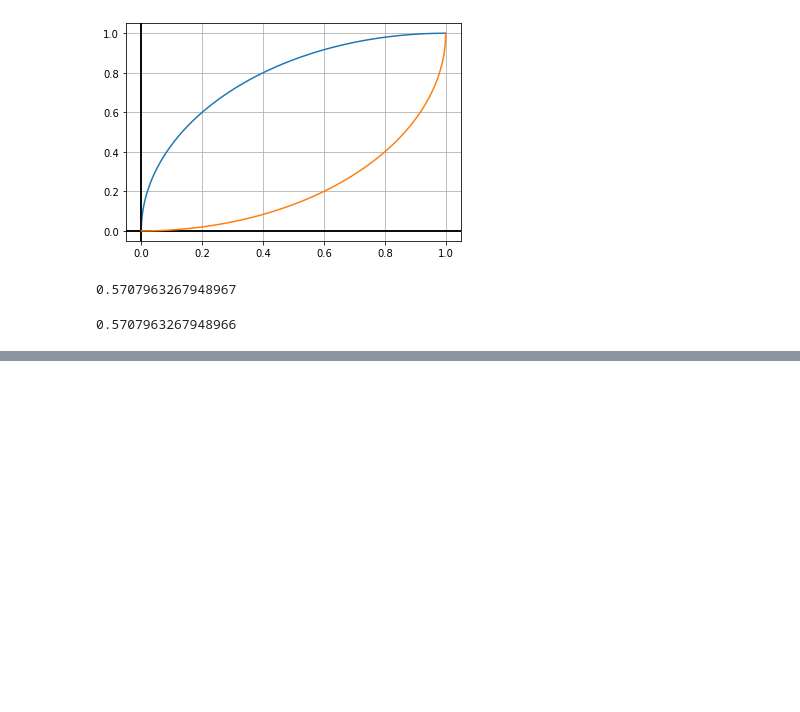
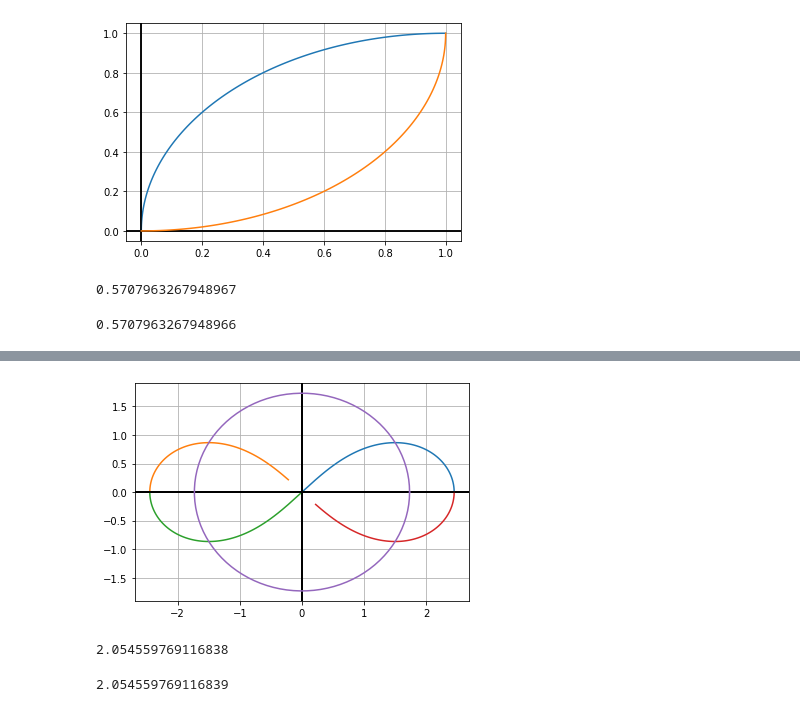
Before and after one commit to 8wgf3b/books, a Jupyter notebook: thomas_calculus_multivariable/11.ipynb, the cells around one changed output, grey strips where cells are left out. Saved outputs shown, nothing was run; the diff lists cells and outputs as text; code cells hidden in the pictures; blank space fills up the shorter version.

```diff
--- a/thomas_calculus_multivariable/11.ipynb
+++ b/thomas_calculus_multivariable/11.ipynb
@@ -305,0 +324,16 @@ np.pi/2 - 1
+# %%
+DP((6 * smp.cos(2*th))**0.5, 0, 0.25 * np.pi)
+DP((6 * smp.cos(2*th))**0.5, 0.75 * np.pi, np.pi)
+DP(-(6 * smp.cos(2*th))**0.5, 0, 0.25 * np.pi)
+DP(-(6 * smp.cos(2*th))**0.5, 0.75 * np.pi, np.pi)
+DP((3 + 0 * th)**0.5)
+# %% [output]
+[figure, added]
+# %%
+4 * (PArea((6 * smp.cos(2*th))**0.5, 0, np.pi/6) - PArea((3 + 0 * th)**0.5, 0, np.pi/6))
+# %% [output]
+2.054559769116838
+# %%
+3 * 3 ** 0.5 - np.pi
+# %% [output]
+2.054559769116839
```
Also changed, not shown: parts of 4 cells of this notebook.
